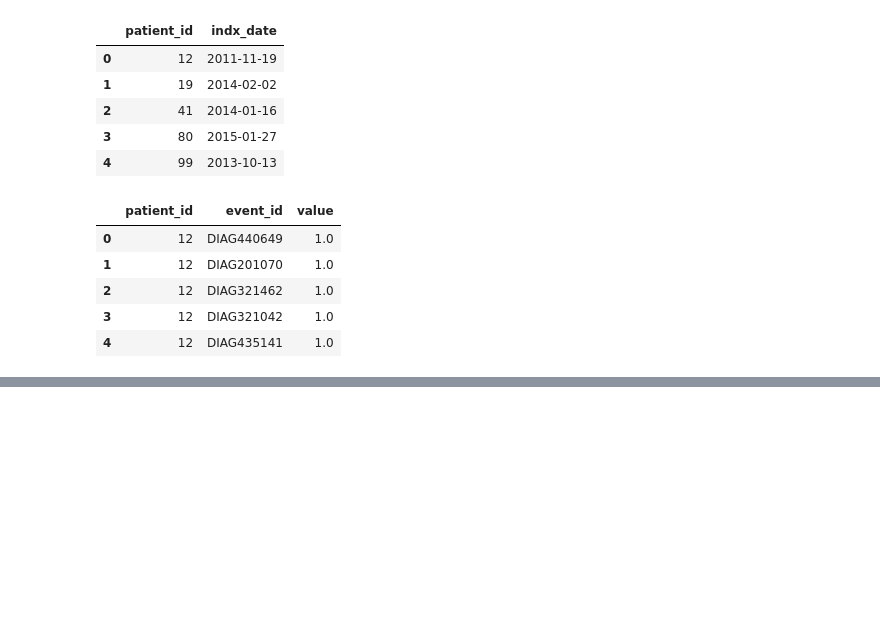
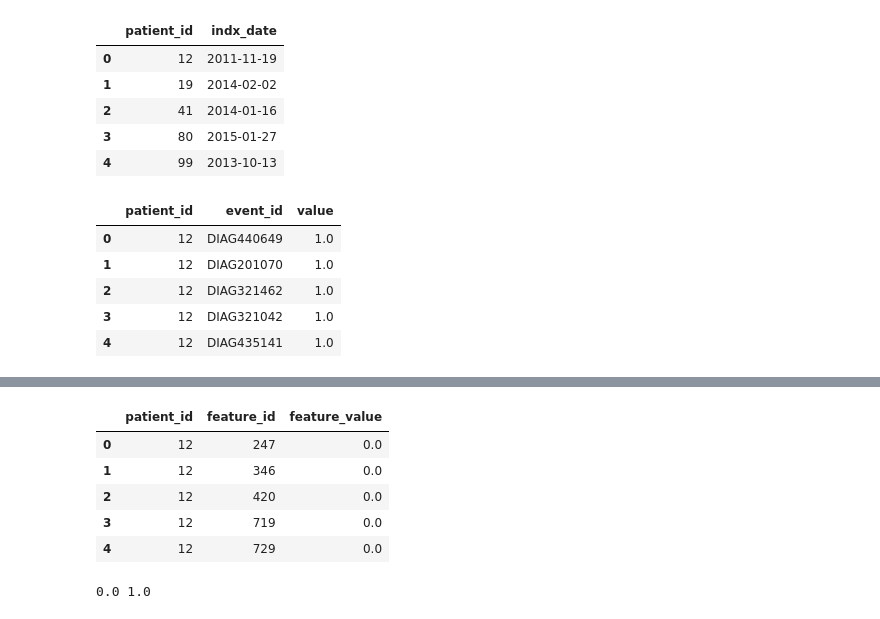
Before and after one commit to VincentLa/GeorgiaTech, a Jupyter notebook: cse6250/903178639-vla6-hw1/Homework1.ipynb, the cells around one changed output, grey strips where cells are left out. Drawn from its saved outputs; the diff is of its cells as text; code cells hidden in the pictures; blank space fills up the shorter version.

```diff
--- a/cse6250/903178639-vla6-hw1/Homework1.ipynb
+++ b/cse6250/903178639-vla6-hw1/Homework1.ipynb
@@ -314,0 +386,24 @@ filtered_events.head()
+# %%
+aggregated_events = events_grouped[['patient_id', 'event_id_idx', 'value']]
+aggregated_events = aggregated_events.rename(columns={'event_id_idx': 'feature_id', 'value': 'feature_value'})
+# %%
+min_value = min(aggregated_events.feature_value)
+max_value = max(aggregated_events.feature_value)
+# %%
+aggregated_events['feature_value_normalized'] = (aggregated_events.feature_value - min_value) / (max_value - min_value)
+# %%
+aggregated_events = aggregated_events[['patient_id', 'feature_id', 'feature_value_normalized']].rename(columns={'feature_value_normalized': 'feature_value'})
+# %%
+aggregated_events.head()
+# %% [output]
+|  | patient_id | feature_id | feature_value |
+| 0 | 12 | 247 | 0.0 |
+| 1 | 12 | 346 | 0.0 |
+| 2 | 12 | 420 | 0.0 |
+| 3 | 12 | 719 | 0.0 |
+| 4 | 12 | 729 | 0.0 |
+# %%
+# Checking that aggregated_events is normalized properly, min is 0 and max is 1
+print(min(aggregated_events.feature_value), max(aggregated_events.feature_value))
+# %% [output]
+0.0 1.0
```
Also changed, not shown: parts of 13 cells of this notebook, 2 other files.
